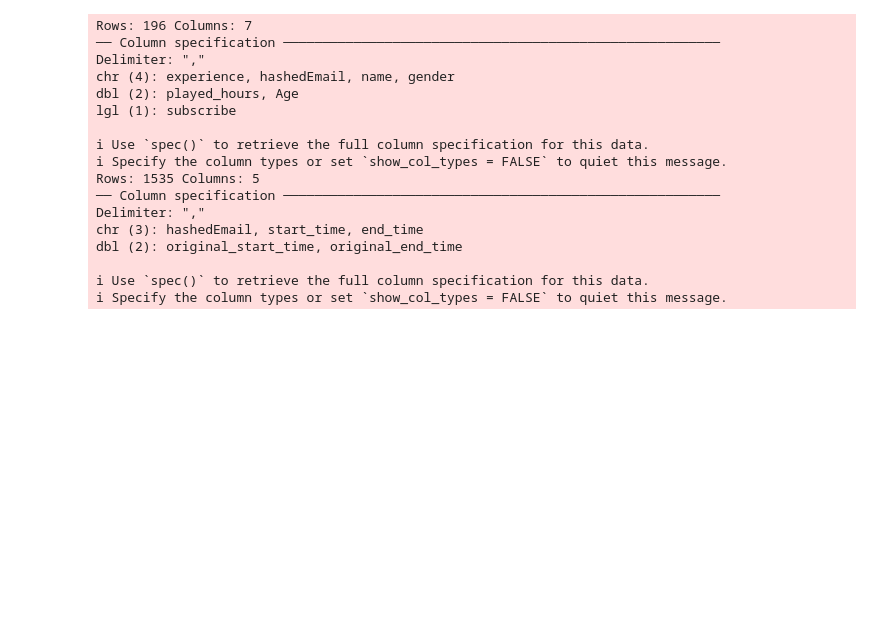
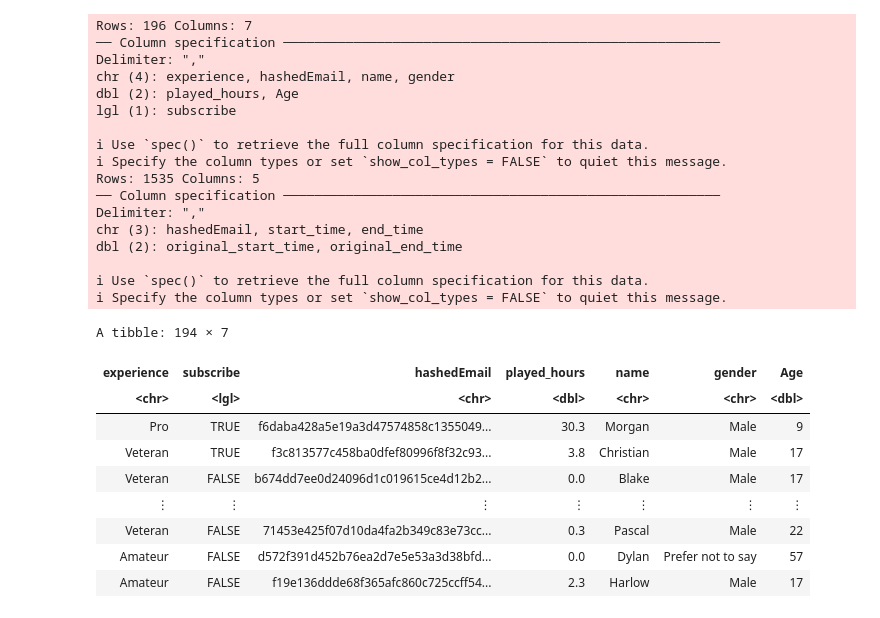
Before and after one commit to brynnelisekamp/DSCI-PROJECT, a Jupyter notebook: initial_planning.ipynb, the cells around one changed output. Saved outputs shown, nothing was run; the diff lists cells and outputs as text; code cells hidden in the pictures; blank space fills up the shorter version.

```diff
--- a/initial_planning.ipynb
+++ b/initial_planning.ipynb
@@ -47,3 +30,20 @@ dbl (2): original_start_time, original_end_time
 
 ℹ Use `spec()` to retrieve the full column specification for this data.
 ℹ Specify the column types or set `show_col_types = FALSE` to quiet this message.
+# %%
+players_no_na <- players %>% drop_na()
+players_no_na
+players <- players %>% drop_na()
+
+sessions <- sessions %>% drop_na()
+# %% [output]
+A tibble: 194 × 7
+| experience | subscribe | hashedEmail | played_hours | name | gender | Age |
+| <chr> | <lgl> | <chr> | <dbl> | <chr> | <chr> | <dbl> |
+| Pro | TRUE | f6daba428a5e19a3d47574858c1355049... | 30.3 | Morgan | Male | 9 |
+| Veteran | TRUE | f3c813577c458ba0dfef80996f8f32c93... | 3.8 | Christian | Male | 17 |
+| Veteran | FALSE | b674dd7ee0d24096d1c019615ce4d12b2... | 0.0 | Blake | Male | 17 |
+| ⋮ | ⋮ | ⋮ | ⋮ | ⋮ | ⋮ | ⋮ |
+| Veteran | FALSE | 71453e425f07d10da4fa2b349c83e73cc... | 0.3 | Pascal | Male | 22 |
+| Amateur | FALSE | d572f391d452b76ea2d7e5e53a3d38bfd... | 0.0 | Dylan | Prefer not to say | 57 |
+| Amateur | FALSE | f19e136ddde68f365afc860c725ccff54... | 2.3 | Harlow | Male | 17 |
```
Also changed, not shown: parts of 5 cells of this notebook.
